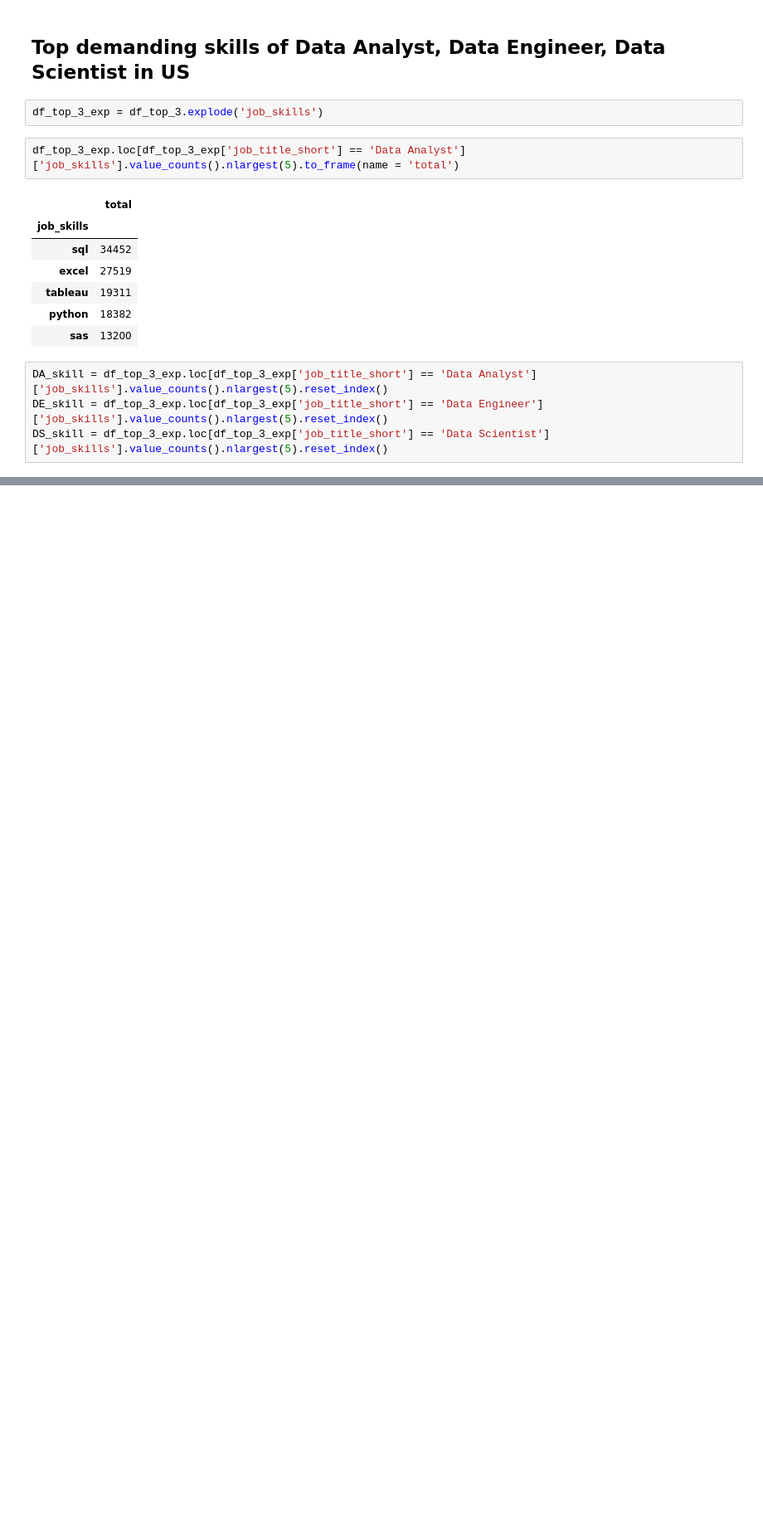
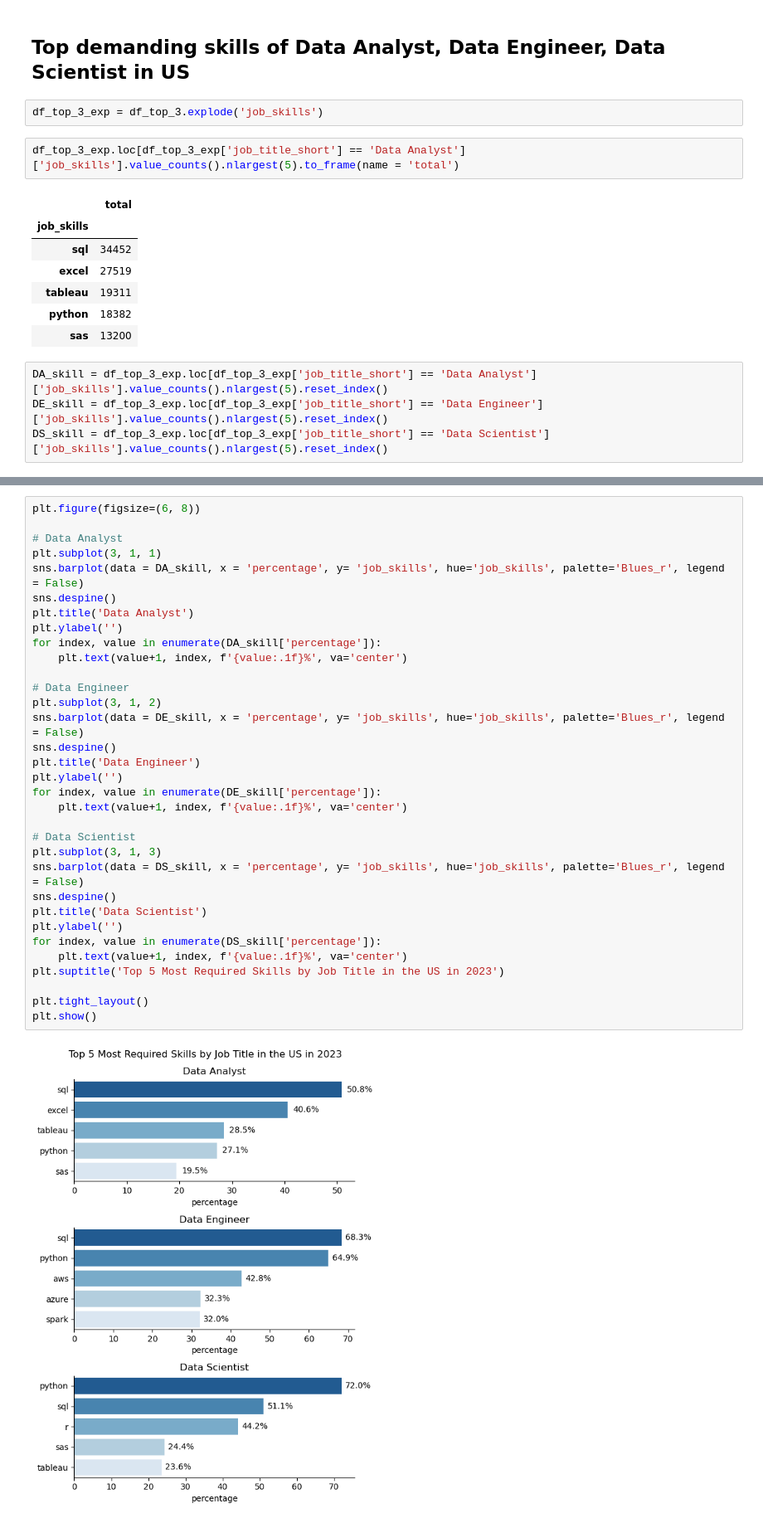
Before and after one commit to DiiNguyen/Job-Postings-Analysis, a Jupyter notebook: project_youtube/project.ipynb, the cells around one changed output, grey strips where cells are left out. Shown at 83% size. Saved outputs shown, nothing was run; the diff lists cells and outputs as text; blank space fills up the shorter version.

```diff
--- a/project_youtube/project.ipynb
+++ b/project_youtube/project.ipynb
@@ -330 +327,36 @@ DA_skill = DA_skill.to_frame()
+# %%
+plt.figure(figsize=(6, 8))
+
+# Data Analyst
+plt.subplot(3, 1, 1)
+sns.barplot(data = DA_skill, x = 'percentage', y= 'job_skills', hue='job_skills', palette='Blues_r', legend = False)
+sns.despine()
+plt.title('Data Analyst')
+plt.ylabel('')
+for index, value in enumerate(DA_skill['percentage']):
+    plt.text(value+1, index, f'{value:.1f}%', va='center')
+
+# Data Engineer
+plt.subplot(3, 1, 2)
+sns.barplot(data = DE_skill, x = 'percentage', y= 'job_skills', hue='job_skills', palette='Blues_r', legend = False)
+sns.despine()
+plt.title('Data Engineer')
+plt.ylabel('')
+for index, value in enumerate(DE_skill['percentage']):
+    plt.text(value+1, index, f'{value:.1f}%', va='center')
+
+# Data Scientist
+plt.subplot(3, 1, 3)
+sns.barplot(data = DS_skill, x = 'percentage', y= 'job_skills', hue='job_skills', palette='Blues_r', legend = False)
+sns.despine()
+plt.title('Data Scientist')
+plt.ylabel('')
+for index, value in enumerate(DS_skill['percentage']):
+    plt.text(value+1, index, f'{value:.1f}%', va='center')
+plt.suptitle('Top 5 Most Required Skills by Job Title in the US in 2023')
+
+plt.tight_layout()
+plt.show()
+# %% [output]
+[figure, added]
 # %%
```
Also changed, not shown: parts of 9 cells of this notebook.
